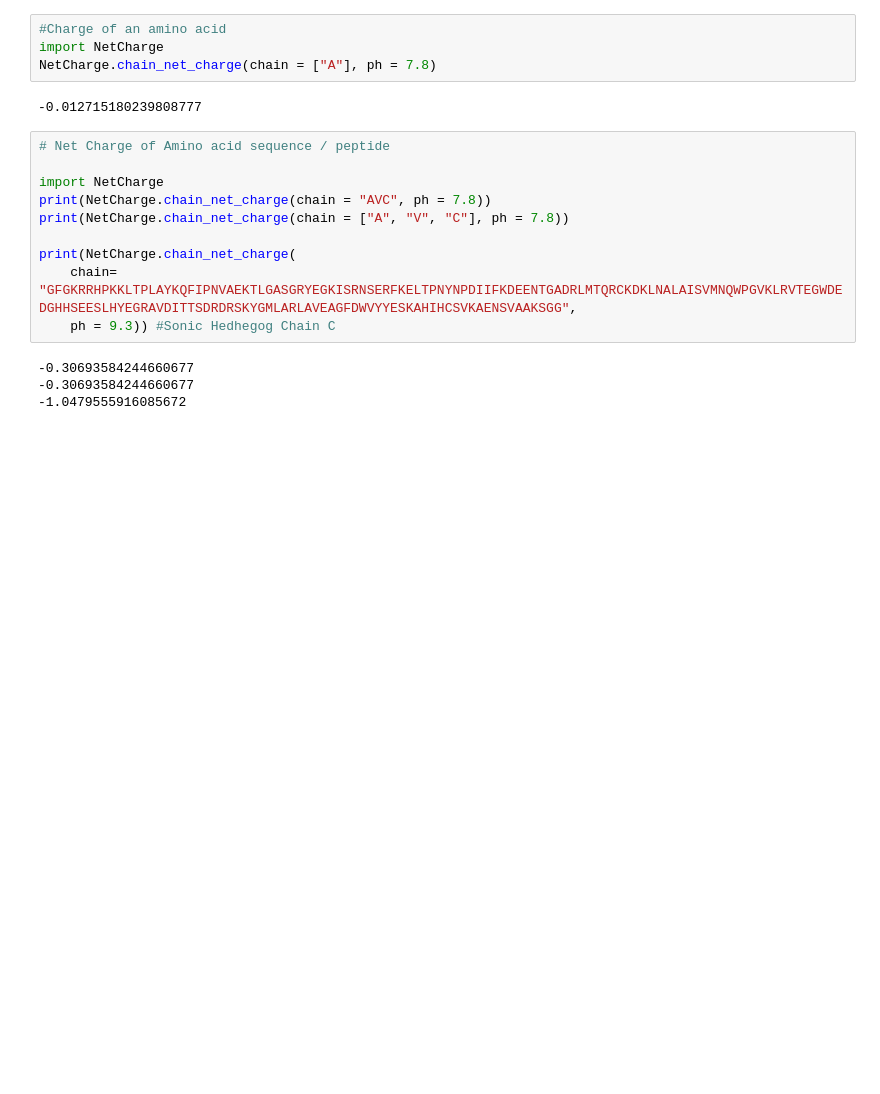
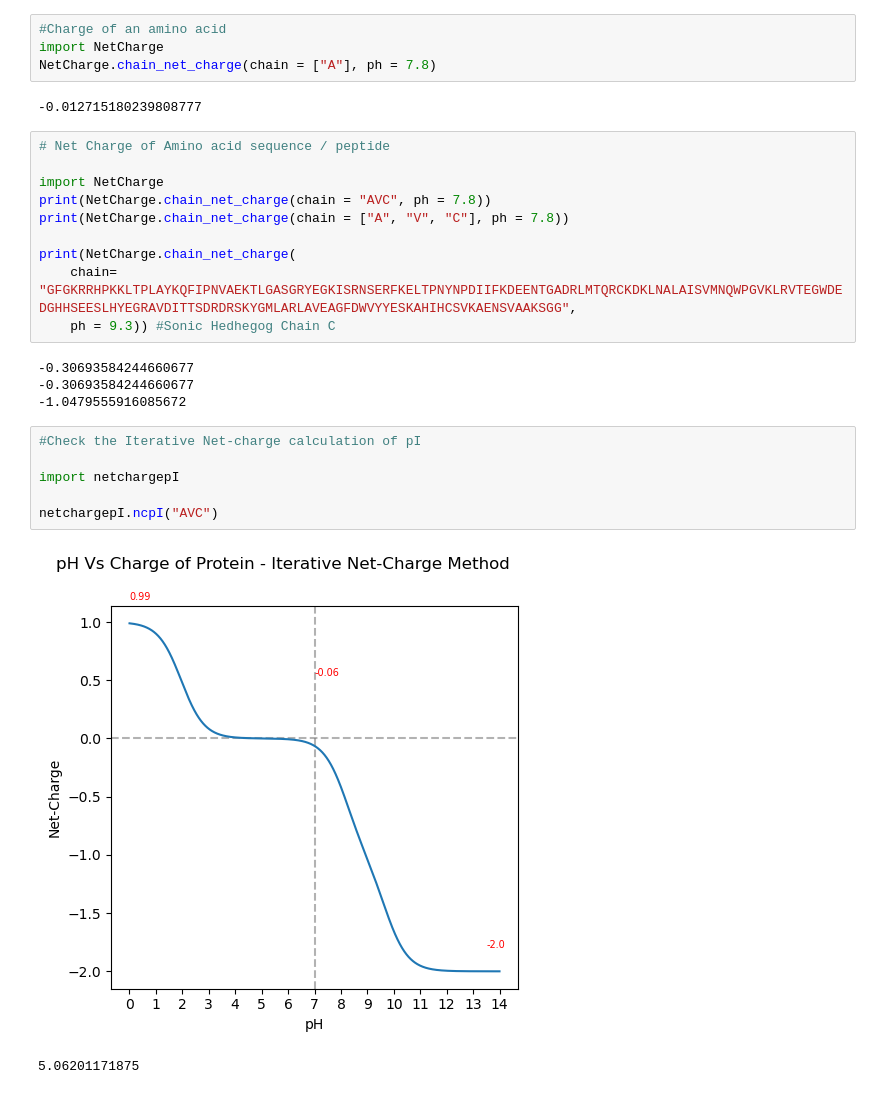
Before and after one commit to pensNswords/PeptideCharge, a Jupyter notebook: Test.ipynb, the cells around one changed output. Cells and saved outputs as stored; diff of their text form; blank space fills up the shorter version.

Commit message:
Test netcharge anf bugfix

```diff
--- a/Test.ipynb
+++ b/Test.ipynb
@@ -24,3 +24,12 @@ print(NetCharge.chain_net_charge(
 -0.30693584244660677
 -0.30693584244660677
 -1.0479555916085672
+# %%
+#Check the Iterative Net-charge calculation of pI
+
+import netchargepI
+
+netchargepI.ncpI("AVC")
+# %% [output]
+[figure, added]
+5.06201171875
```
Also changed, not shown: 1 other file.
